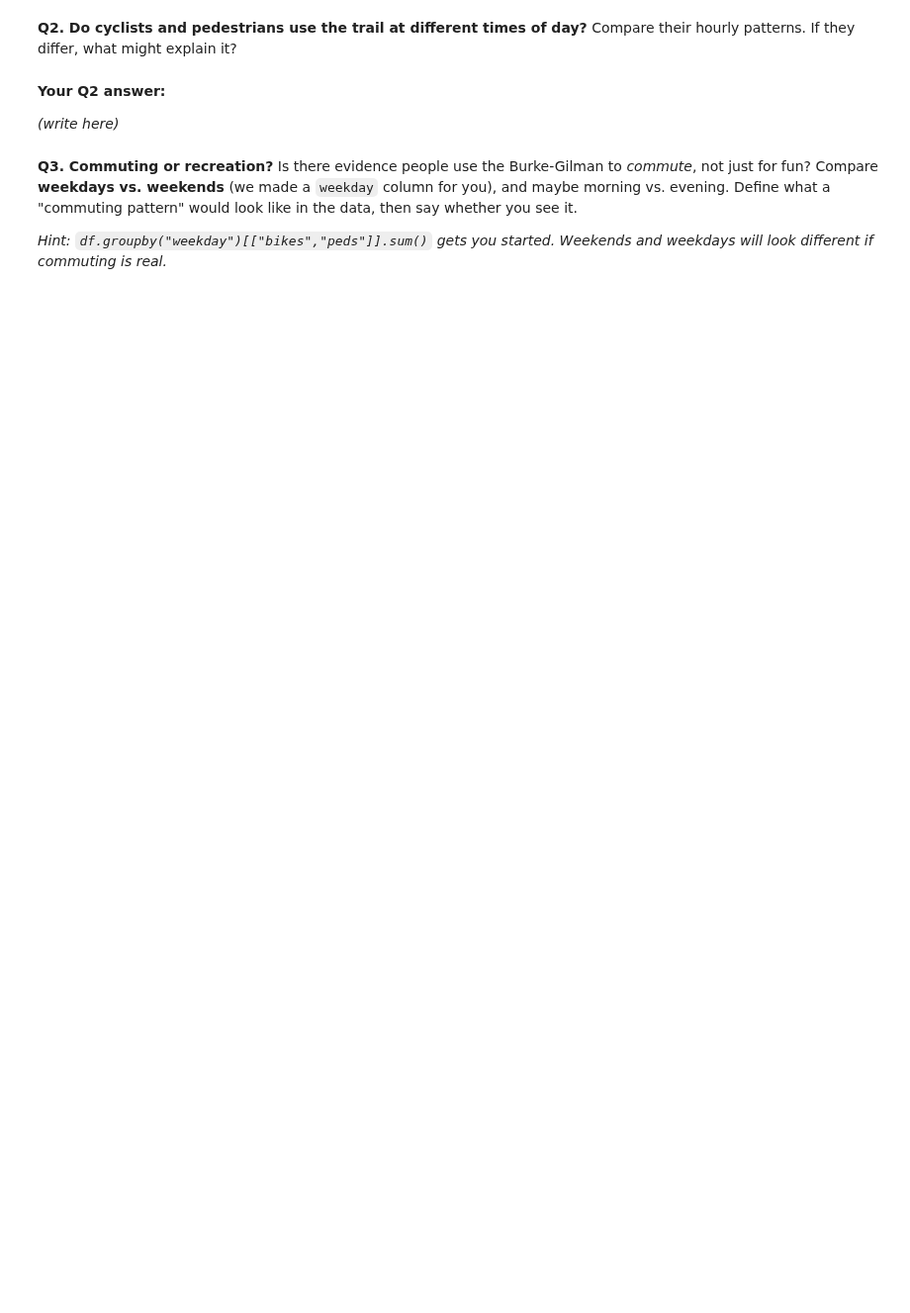
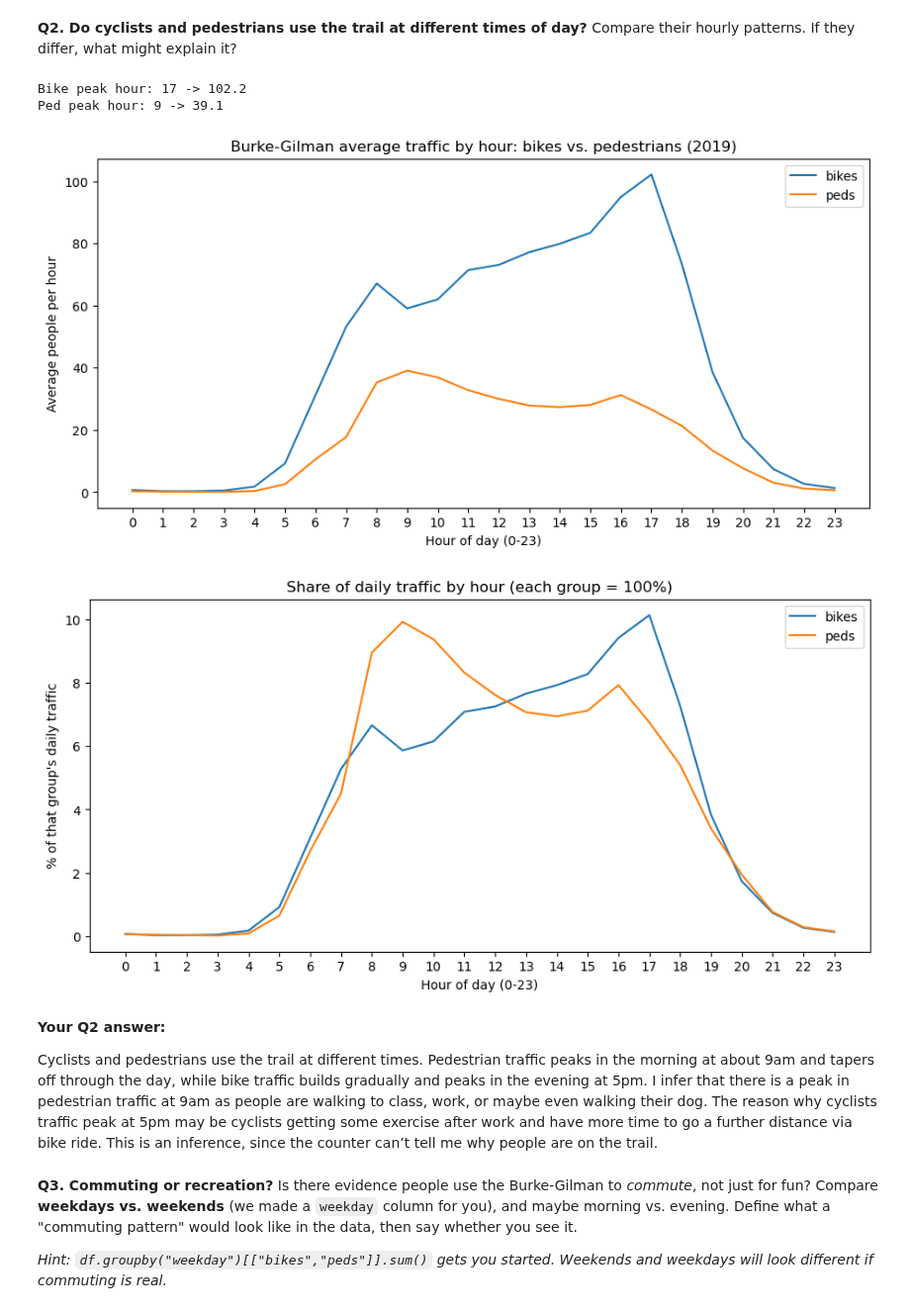
Before and after one commit to ashleybzhang/hcde-410, a Jupyter notebook: A1/A1.ipynb, the cells around one changed output. Shown at 99% size. Drawn from its saved outputs; the diff is of its cells as text; code cells hidden in the pictures; blank space fills up the shorter version.

```diff
--- a/A1/A1.ipynb
+++ b/A1/A1.ipynb
@@ -110,10 +187,38 @@ Decide what *busy* means to you first — a single hour? a stretch of the day? b
 Compare their hourly patterns. If they differ, what might explain it?
 # %%
 # Your code for Q2
+# average bikes and peds for each hour of day (kept separate this time)
+by_hour = df.groupby("hour")[["bikes", "peds"]].mean()
+
+# peak hour for each group
+print("Bike peak hour:", by_hour["bikes"].idxmax(), "->", round(by_hour["bikes"].max(), 1))
+print("Ped peak hour:", by_hour["peds"].idxmax(), "->", round(by_hour["peds"].max(), 1))
+
+# plot 1: average counts, side by side
+by_hour.plot(figsize=(11, 5))
+plt.title("Burke-Gilman average traffic by hour: bikes vs. pedestrians (2019)")
+plt.xlabel("Hour of day (0-23)")
+plt.ylabel("Average people per hour")
+plt.xticks(range(0, 24))
+plt.show()
+
+# plot 2: each group's share of its own daily traffic, to compare shapes
+share = by_hour / by_hour.sum() * 100
+share.plot(figsize=(11, 5))
+plt.title("Share of daily traffic by hour (each group = 100%)")
+plt.xlabel("Hour of day (0-23)")
+plt.ylabel("% of that group's daily traffic")
+plt.xticks(range(0, 24))
+plt.show()
+# %% [output]
+Bike peak hour: 17 -> 102.2
+Ped peak hour: 9 -> 39.1
+[figure, added]
+[figure, added]
 # %% [markdown]
 **Your Q2 answer:**
 
-*(write here)*
+Cyclists and pedestrians use the trail at different times. Pedestrian traffic peaks in the morning at about 9am and tapers off through the day, while bike traffic builds gradually and peaks in the evening at 5pm. I infer that there is a peak in pedestrian traffic at 9am as people are walking to class, work, or maybe even walking their dog. The reason why cyclists traffic peak at 5pm may be cyclists getting some exercise after work and have more time to go a further distance via bike ride. This is an inference, since the counter can’t tell me why people are on the trail.
 # %% [markdown]
 **Q3. Commuting or recreation?**
 Is there evidence people use the Burke-Gilman to *commute*, not just for fun? Compare **weekdays vs. weekends** (we made a `weekday` column for you), and maybe morning vs. evening. Define what a "commuting pattern" would look like in the data, then say whether you see it.
```
Also changed, not shown: parts of 12 cells of this notebook, 1 other file.
